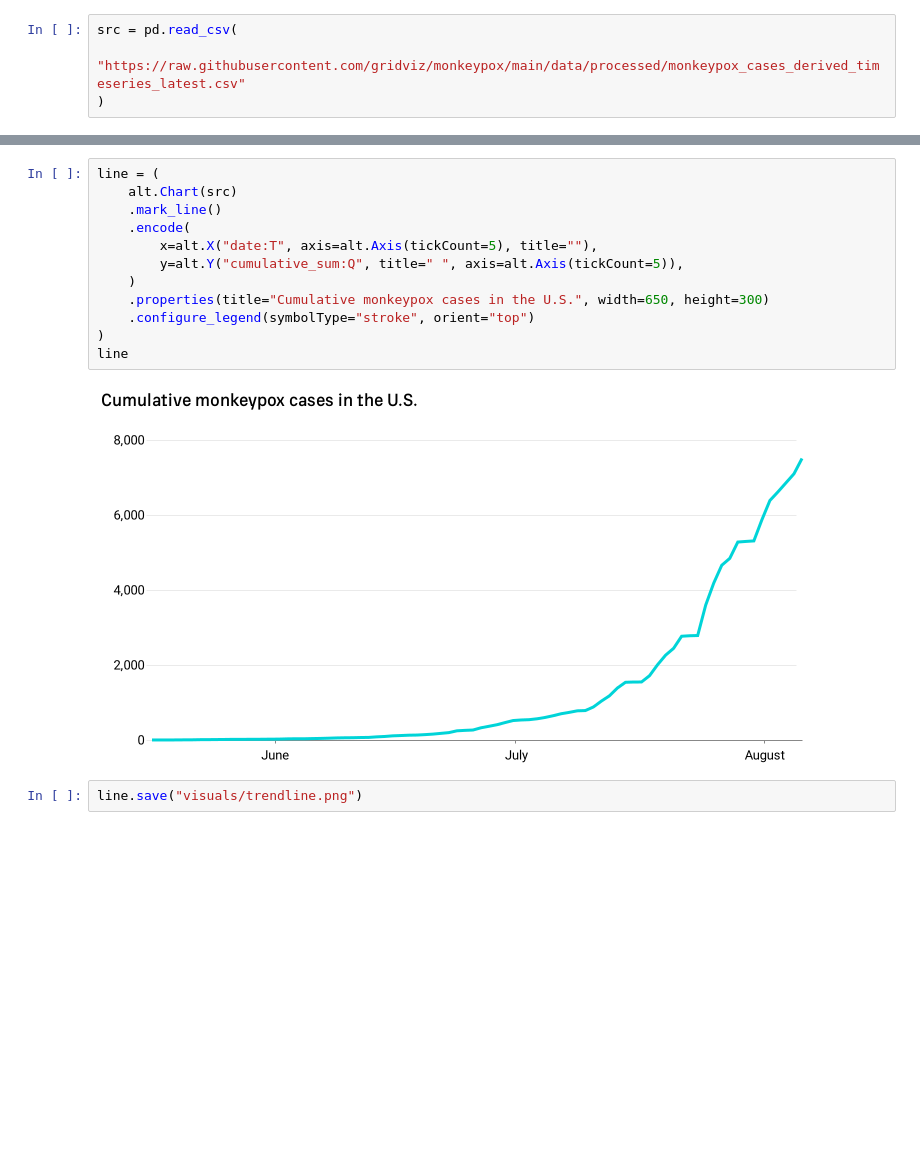
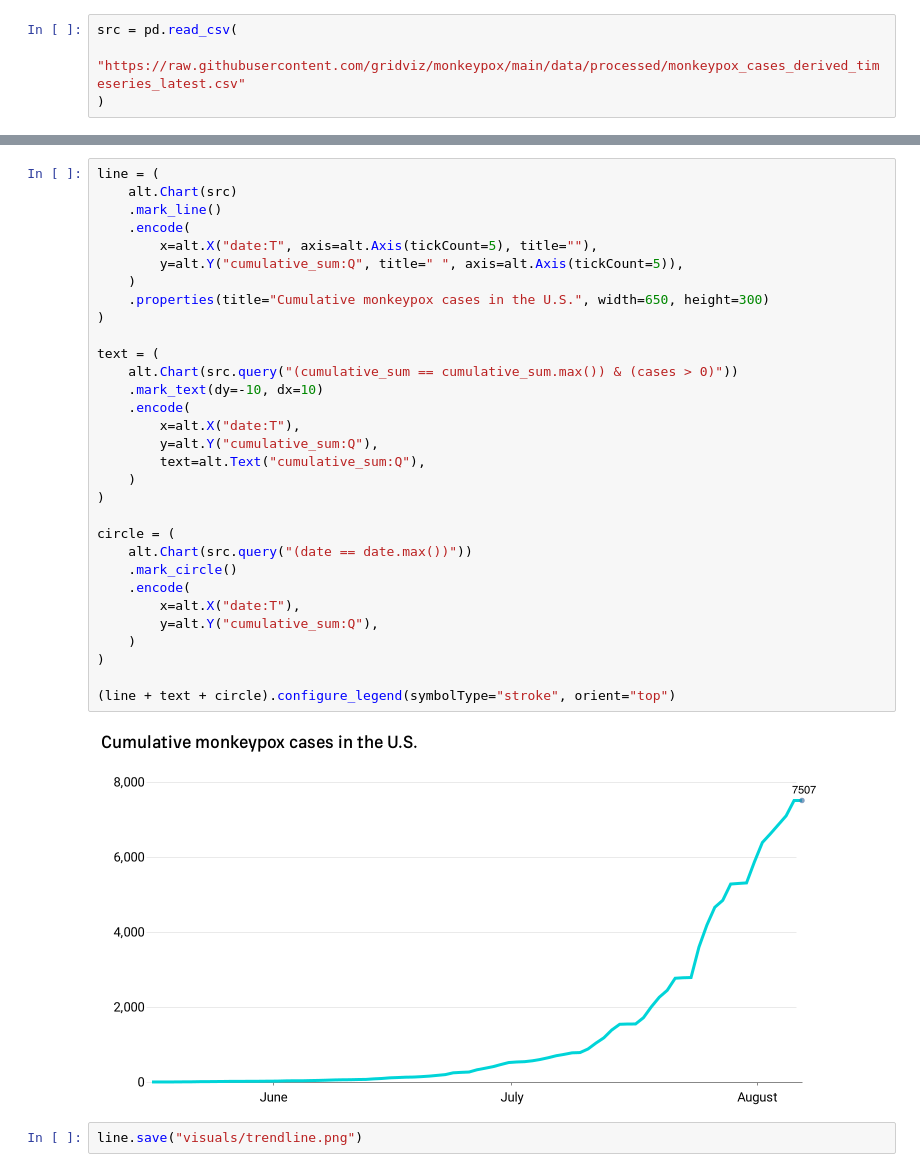
Before and after one commit to gridviz/monkeypox, a Jupyter notebook: 04-visualize-trend.ipynb, the cells around one changed output, grey strips where cells are left out. Drawn from its saved outputs; the diff is of its cells as text; blank space fills up the shorter version.

Commit message:
better trend line chart

```diff
--- a/04-visualize-trend.ipynb
+++ b/04-visualize-trend.ipynb
@@ -45,16 +45,35 @@ src.head()
 # %%
 line = (
     alt.Chart(src)
     .mark_line()
     .encode(
         x=alt.X("date:T", axis=alt.Axis(tickCount=5), title=""),
         y=alt.Y("cumulative_sum:Q", title=" ", axis=alt.Axis(tickCount=5)),
     )
     .properties(title="Cumulative monkeypox cases in the U.S.", width=650, height=300)
-    .configure_legend(symbolType="stroke", orient="top")
 )
-line
+
+text = (
+    alt.Chart(src.query("(cumulative_sum == cumulative_sum.max()) & (cases > 0)"))
+    .mark_text(dy=-10, dx=10)
+    .encode(
+        x=alt.X("date:T"),
+        y=alt.Y("cumulative_sum:Q"),
+        text=alt.Text("cumulative_sum:Q"),
+    )
+)
+
+circle = (
+    alt.Chart(src.query("(date == date.max())"))
+    .mark_circle()
+    .encode(
+        x=alt.X("date:T"),
+        y=alt.Y("cumulative_sum:Q"),
+    )
+)
+
+(line + text + circle).configure_legend(symbolType="stroke", orient="top")
 # %% [output]
-[figure, old version]
+[figure, new version]
 # %%
 line.save("visuals/trendline.png")
```
Also changed, not shown: parts of 1 cell of this notebook, 3 other files.
